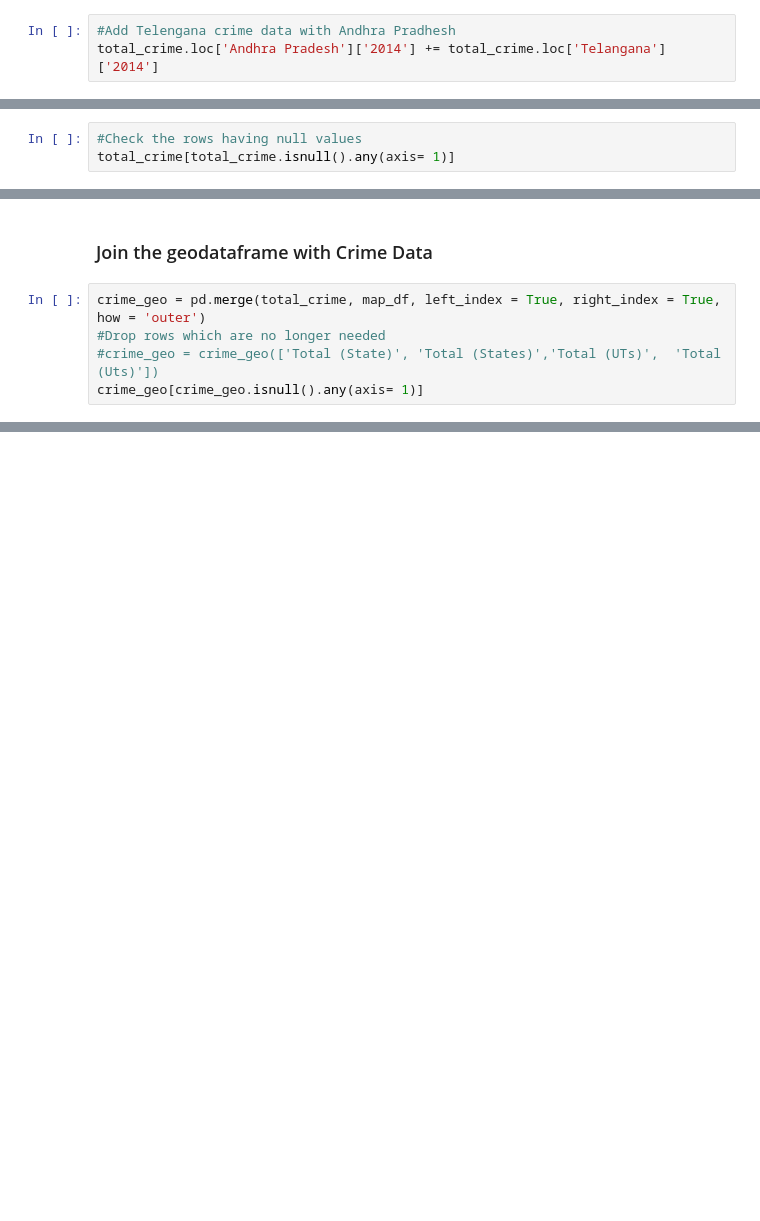
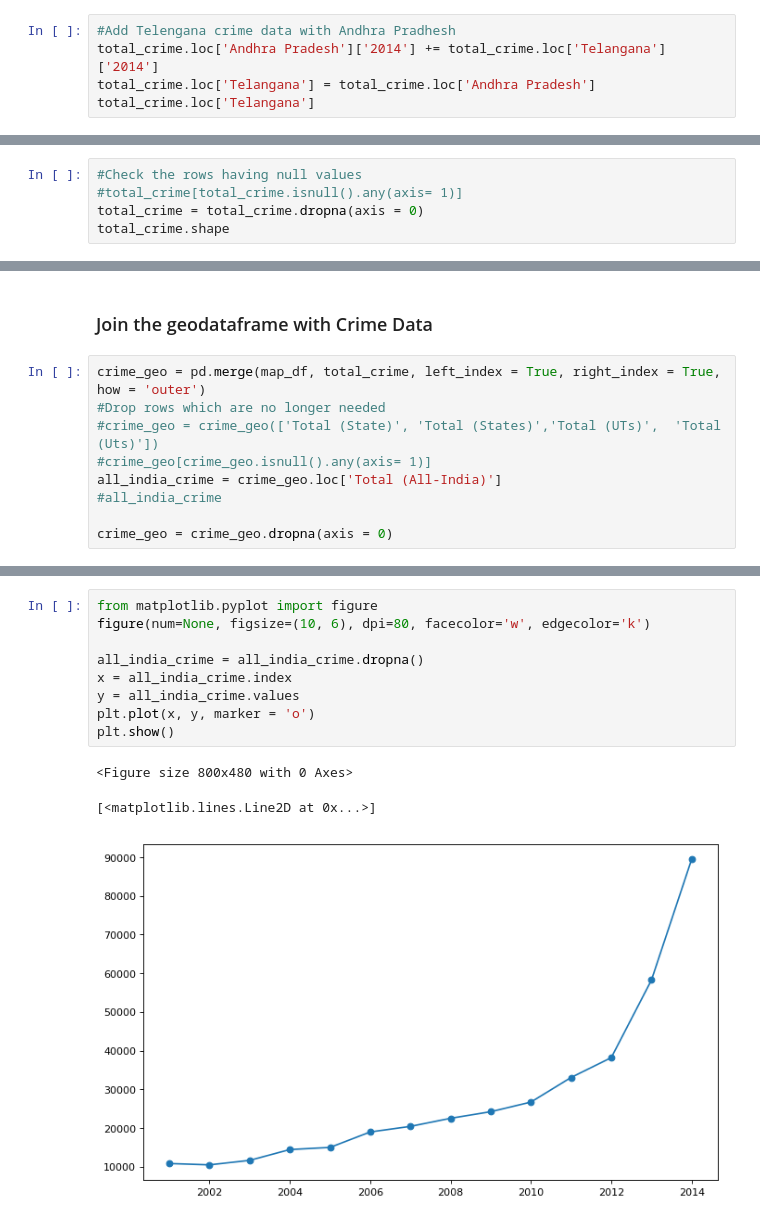
Before and after one commit to emuhsina/EDA_Crime_data, a Jupyter notebook: Notebook.ipynb, the cells around one changed output, grey strips where cells are left out. Saved outputs shown, nothing was run; the diff lists cells and outputs as text; blank space fills up the shorter version.

Commit message:
Visualization

```diff
--- a/Notebook.ipynb
+++ b/Notebook.ipynb
@@ -367,3 +367,5 @@ total_crime.head()
 # %%
 #Add Telengana crime data with Andhra Pradhesh
 total_crime.loc['Andhra Pradesh']['2014'] += total_crime.loc['Telangana']['2014']
+total_crime.loc['Telangana'] = total_crime.loc['Andhra Pradesh']
+total_crime.loc['Telangana']
@@ -370,4 +388,6 @@ total_crime.loc['Andhra Pradesh']['2014'] += total_crime.loc['Telangana']['2014'
 # %%
 #Check the rows having null values
-total_crime[total_crime.isnull().any(axis= 1)]
+#total_crime[total_crime.isnull().any(axis= 1)]
+total_crime = total_crime.dropna(axis = 0)
+total_crime.shape
 # %% [output]
@@ -403,7 +422,11 @@ map_df = map_df.rename({'Andaman & Nicobar Island': 'A & N Islands', 'Arunanchal
 # %% [markdown]
 ### Join the geodataframe with Crime Data
 # %%
-crime_geo = pd.merge(total_crime, map_df, left_index = True, right_index = True, how = 'outer')
+crime_geo = pd.merge(map_df, total_crime, left_index = True, right_index = True, how = 'outer')
 #Drop rows which are no longer needed
 #crime_geo = crime_geo(['Total (State)', 'Total (States)','Total (UTs)',  'Total (Uts)'])
-crime_geo[crime_geo.isnull().any(axis= 1)]
+#crime_geo[crime_geo.isnull().any(axis= 1)]
+all_india_crime = crime_geo.loc['Total (All-India)']
+#all_india_crime
+
+crime_geo = crime_geo.dropna(axis = 0)
@@ -442,0 +436,13 @@ map_df.plot()
+# %%
+from matplotlib.pyplot import figure
+figure(num=None, figsize=(10, 6), dpi=80, facecolor='w', edgecolor='k')
+
+all_india_crime = all_india_crime.dropna()
+x = all_india_crime.index
+y = all_india_crime.values
+plt.plot(x, y, marker = 'o')
+plt.show()
+# %% [output]
+<Figure size 800x480 with 0 Axes>
+[<matplotlib.lines.Line2D at 0x...>]
+[figure, added]
```
Also changed, not shown: parts of 13 cells of this notebook.
